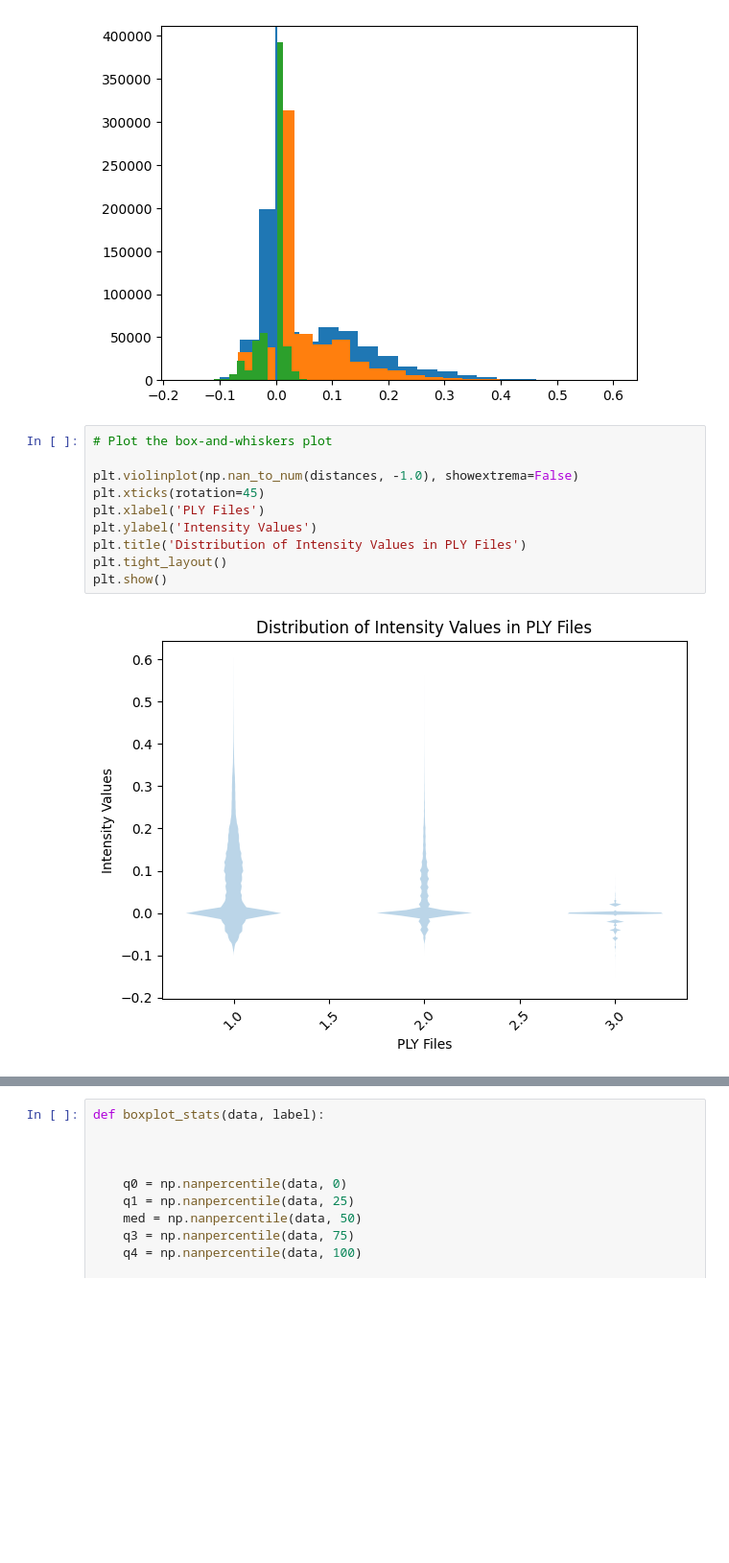
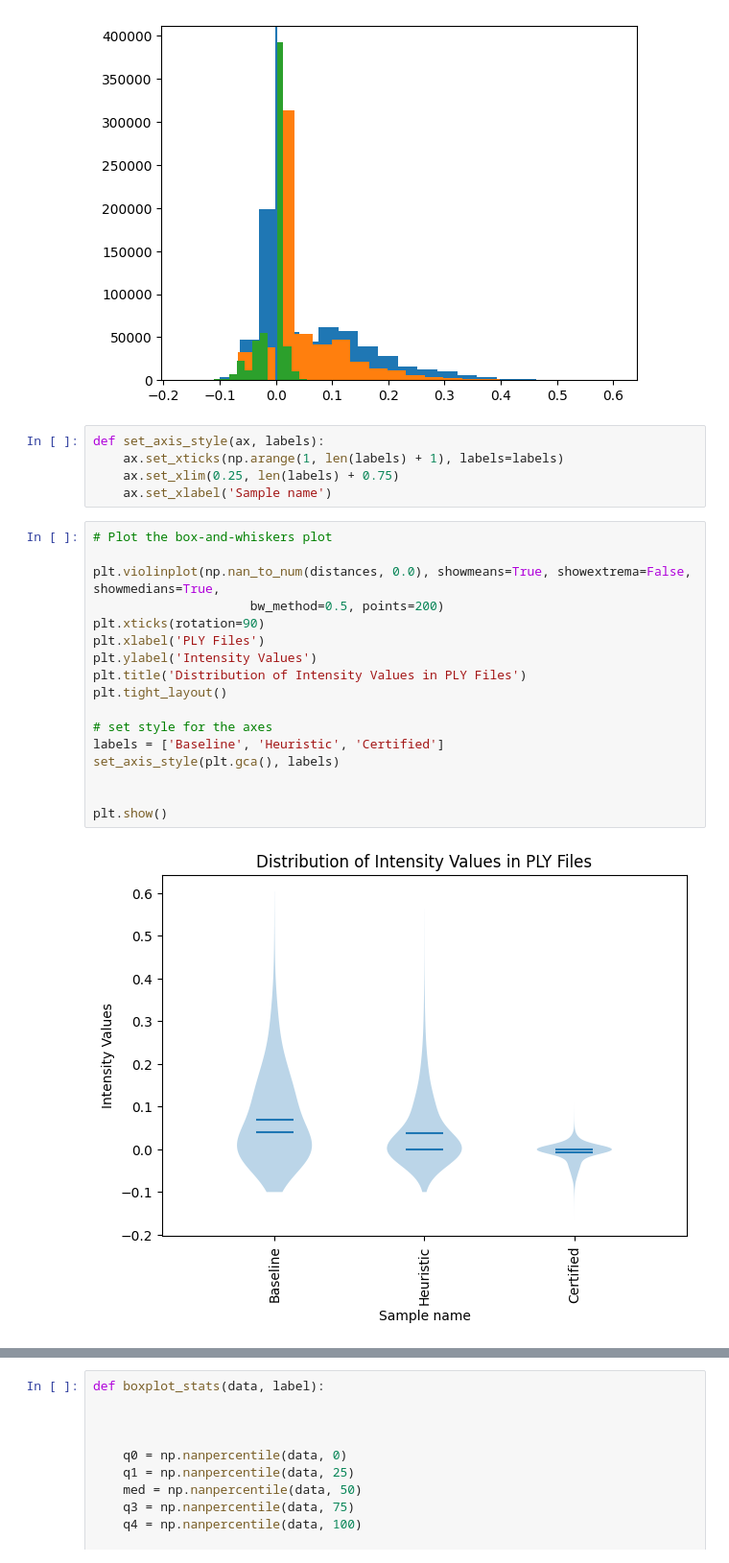
Before and after one commit to dasc-lab/nvblox, a Jupyter notebook: nvblox/analysis_of_violations_ply.ipynb, the cells around one changed output, grey strips where cells are left out. Shown at 96% size. Saved outputs shown, nothing was run; the diff lists cells and outputs as text; blank space fills up the shorter version.

```diff
--- a/nvblox/analysis_of_violations_ply.ipynb
+++ b/nvblox/analysis_of_violations_ply.ipynb
@@ -83,15 +83,27 @@ plt.axvline(0.0)
 # %% [output]
 <matplotlib.lines.Line2D at 0x...>
 [figure]
+# %%
+def set_axis_style(ax, labels):
+    ax.set_xticks(np.arange(1, len(labels) + 1), labels=labels)
+    ax.set_xlim(0.25, len(labels) + 0.75)
+    ax.set_xlabel('Sample name')
 # %%
 # Plot the box-and-whiskers plot
 
-plt.violinplot(np.nan_to_num(distances, -1.0), showextrema=False)
-plt.xticks(rotation=45)
+plt.violinplot(np.nan_to_num(distances, 0.0), showmeans=True, showextrema=False, showmedians=True,
+                     bw_method=0.5, points=200)
+plt.xticks(rotation=90)
 plt.xlabel('PLY Files')
 plt.ylabel('Intensity Values')
 plt.title('Distribution of Intensity Values in PLY Files')
 plt.tight_layout()
+
+# set style for the axes
+labels = ['Baseline', 'Heuristic', 'Certified']
+set_axis_style(plt.gca(), labels)
+
+
 plt.show()
 # %% [output]
-[figure, old version]
+[figure, new version]
```
Also changed, not shown: parts of 2 cells of this notebook.
